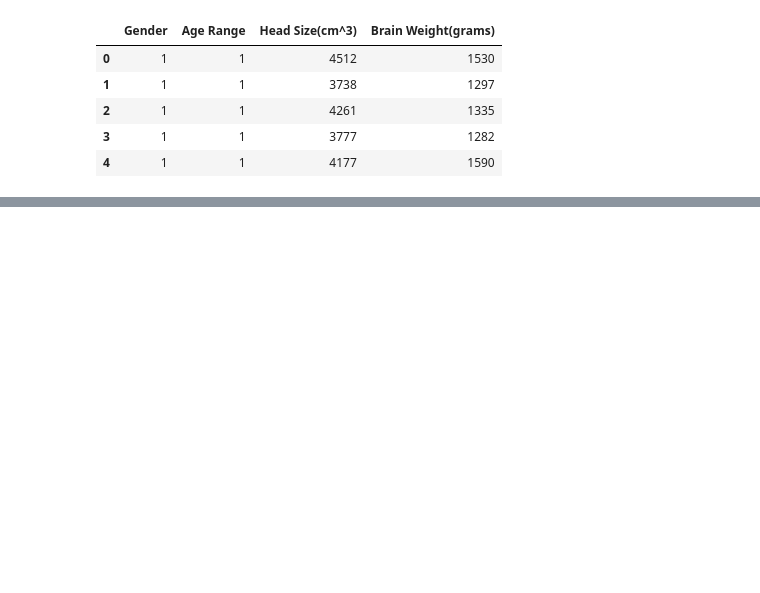
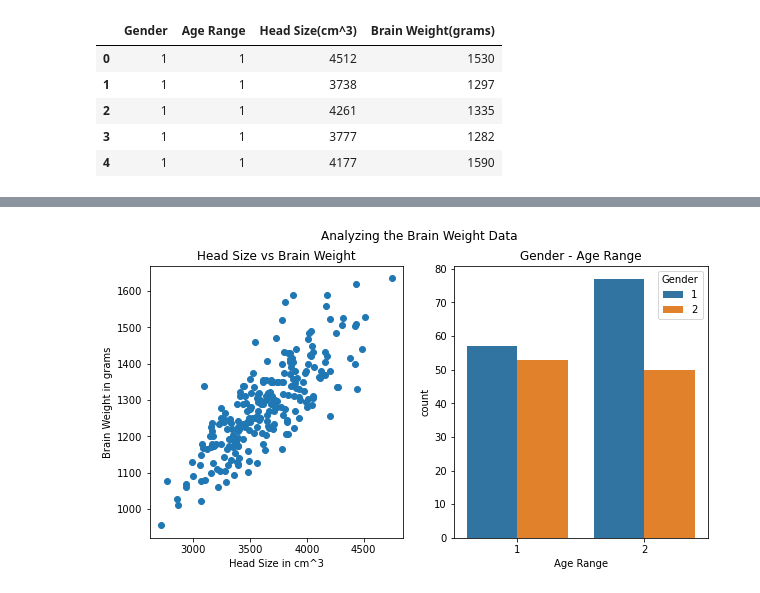
Before and after one commit to ozbeko/Linear_Regression, a Jupyter notebook: LinearRegression_BrainWeight.ipynb, the cells around one changed output, grey strips where cells are left out. Cells and saved outputs as stored; diff of their text form; code cells hidden in the pictures; blank space fills up the shorter version.

```diff
--- a/LinearRegression_BrainWeight.ipynb
+++ b/LinearRegression_BrainWeight.ipynb
@@ -16,6 +16,3 @@ data.head()
 | 2 | 1 | 1 | 4261 | 1335 |
 | 3 | 1 | 1 | 3777 | 1282 |
 | 4 | 1 | 1 | 4177 | 1590 |
-# %%
-data = data[["Gender", "Age Range", "Head Size(cm^3)", "Brain Weight(grams)"]]
-predict = "Brain Weight(grams)"
@@ -32,0 +35,14 @@ print(x_test.shape, y_test.shape)
+# %%
+fig, axes = plt.subplots(1, 2, figsize=(10, 5))
+fig.suptitle('Analyzing the Brain Weight Data')
+
+axes[0].scatter(data['Head Size(cm^3)'].values, data['Brain Weight(grams)'].values)
+axes[0].set(xlabel='Head Size in cm^3', ylabel='Brain Weight in grams')
+axes[0].set_title('Head Size vs Brain Weight')
+
+sns.countplot(ax=axes[1], data=data, x='Age Range', hue='Gender')
+axes[1].set_title('Gender - Age Range')
+
+plt.show()
+# %% [output]
+[figure, added]
```
Also changed, not shown: parts of 20 cells of this notebook.
